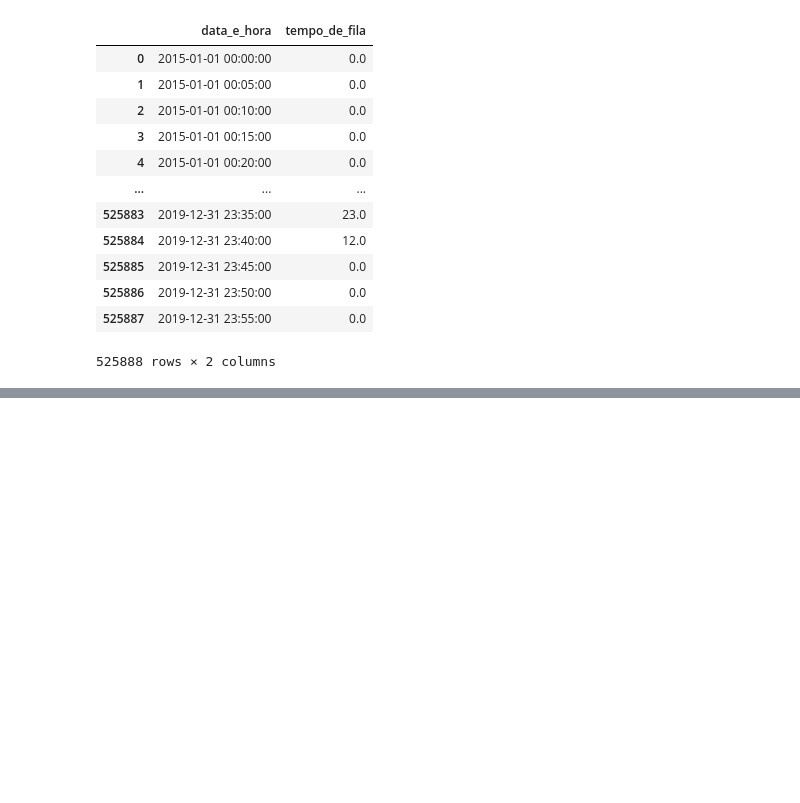
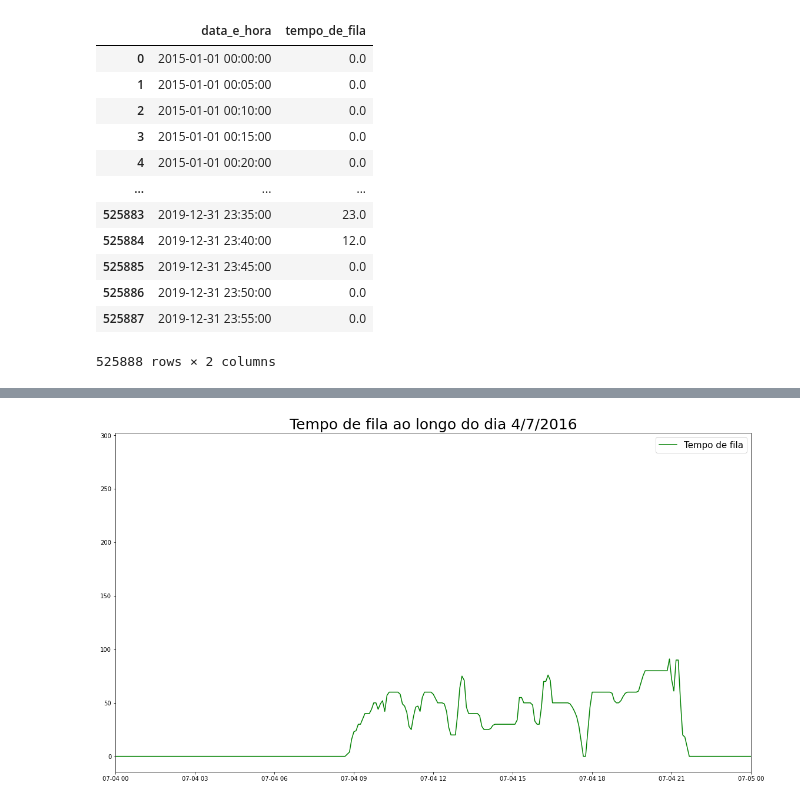
Before and after one commit to LuisFTacla/WDW_Attendance_Calculator, a Jupyter notebook: Analise_Rock_n_Roller_Coaster.ipynb, the cells around one changed output, grey strips where cells are left out. Drawn from its saved outputs; the diff is of its cells as text; code cells hidden in the pictures; blank space fills up the shorter version.

```diff
--- a/Analise_Rock_n_Roller_Coaster.ipynb
+++ b/Analise_Rock_n_Roller_Coaster.ipynb
@@ -464,0 +499,4 @@ RocknRollerCoaster
+# %%
+plota_fila_diaria(4, 7, 2016)
+# %% [output]
+[figure, added]
```
Also changed, not shown: parts of 37 cells of this notebook.
